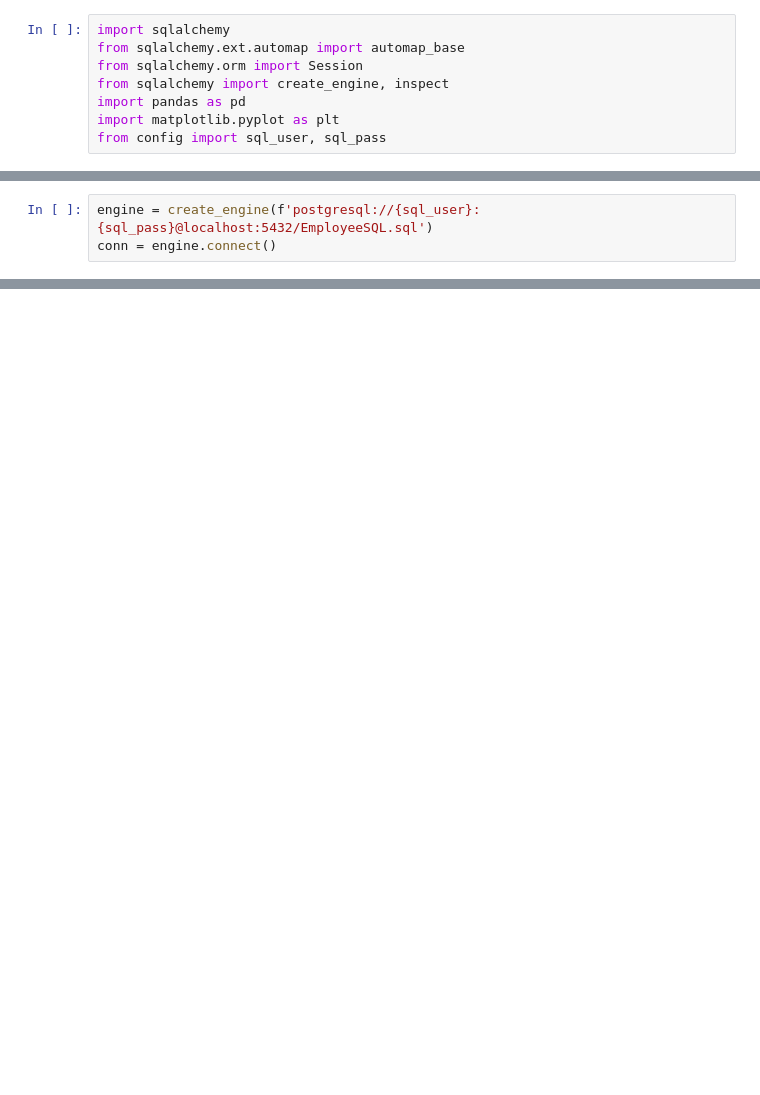
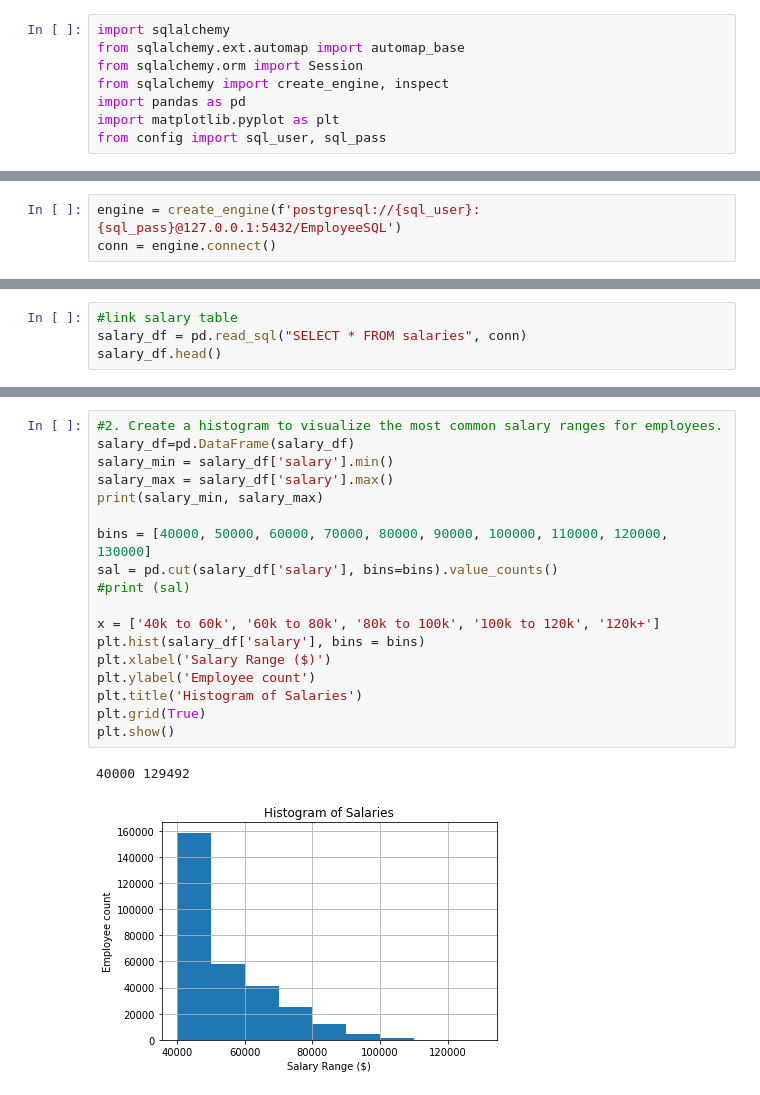
Before and after one commit to chtho3/sql-challenge, a Jupyter notebook: EmployeeSQL/EmployeeSQL-Bonus.ipynb, the cells around one changed output, grey strips where cells are left out. Cells and saved outputs as stored; diff of their text form; blank space fills up the shorter version.

```diff
--- a/EmployeeSQL/EmployeeSQL-Bonus.ipynb
+++ b/EmployeeSQL/EmployeeSQL-Bonus.ipynb
@@ -17,3 +21,3 @@ from config import sql_user, sql_pass
 # %%
-engine = create_engine(f'postgresql://{sql_user}:{sql_pass}@localhost:5432/EmployeeSQL.sql')
+engine = create_engine(f'postgresql://{sql_user}:{sql_pass}@127.0.0.1:5432/EmployeeSQL')
 conn = engine.connect()
@@ -23,0 +35,4 @@ OperationalError: (psycopg2.OperationalError) FATAL:  database "EmployeeSQL.sql"
+# %%
+#link salary table
+salary_df = pd.read_sql("SELECT * FROM salaries", conn)
+salary_df.head()
@@ -23,0 +57,21 @@ OperationalError: (psycopg2.OperationalError) FATAL:  database "EmployeeSQL.sql"
+# %%
+#2. Create a histogram to visualize the most common salary ranges for employees.
+salary_df=pd.DataFrame(salary_df)
+salary_min = salary_df['salary'].min()
+salary_max = salary_df['salary'].max()
+print(salary_min, salary_max)
+
+bins = [40000, 50000, 60000, 70000, 80000, 90000, 100000, 110000, 120000, 130000]
+sal = pd.cut(salary_df['salary'], bins=bins).value_counts()
+#print (sal)
+
+x = ['40k to 60k', '60k to 80k', '80k to 100k', '100k to 120k', '120k+']
+plt.hist(salary_df['salary'], bins = bins)
+plt.xlabel('Salary Range ($)')
+plt.ylabel('Employee count')
+plt.title('Histogram of Salaries')
+plt.grid(True)
+plt.show()
+# %% [output]
+40000 129492
+[figure, added]
```
Also changed, not shown: parts of 8 cells of this notebook.
